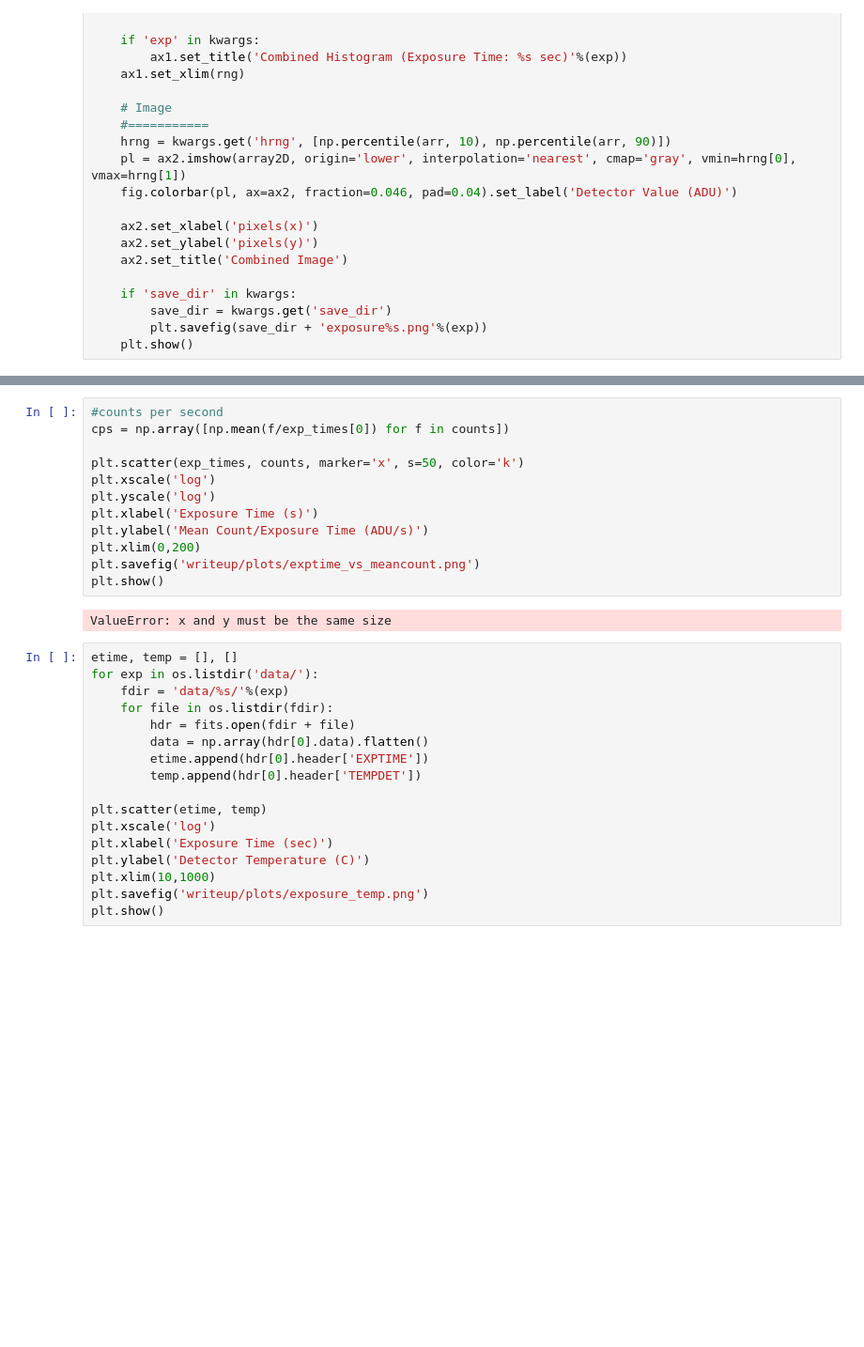
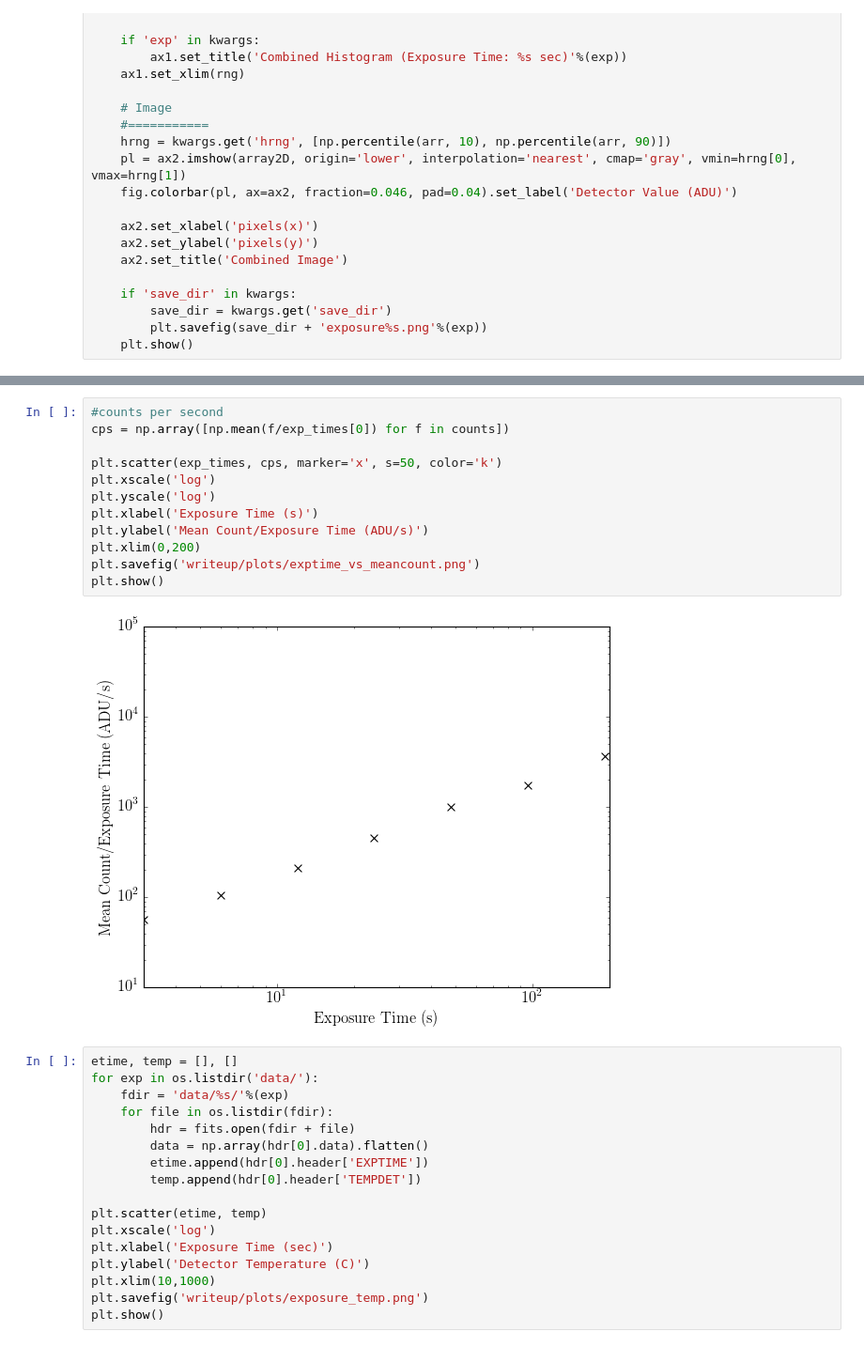
Before and after one commit to jbirky/photonCounting, a Jupyter notebook: analysis.ipynb, the cells around one changed output, grey strips where cells are left out. Shown at 94% size. Drawn from its saved outputs; the diff is of its cells as text; blank space fills up the shorter version.

```diff
--- a/analysis.ipynb
+++ b/analysis.ipynb
@@ -287,17 +277,17 @@ plt.show()
 # %%
 #counts per second
 cps = np.array([np.mean(f/exp_times[0]) for f in counts])
 
-plt.scatter(exp_times, counts, marker='x', s=50, color='k')
+plt.scatter(exp_times, cps, marker='x', s=50, color='k')
 plt.xscale('log')
 plt.yscale('log')
 plt.xlabel('Exposure Time (s)')
 plt.ylabel('Mean Count/Exposure Time (ADU/s)')
 plt.xlim(0,200)
 plt.savefig('writeup/plots/exptime_vs_meancount.png')
 plt.show()
 # %% [output]
-ValueError: x and y must be the same size
+[figure, added]
 # %%
 etime, temp = [], []
 for exp in os.listdir('data/'):
```
Also changed, not shown: parts of 4 cells of this notebook, 1 other file.
